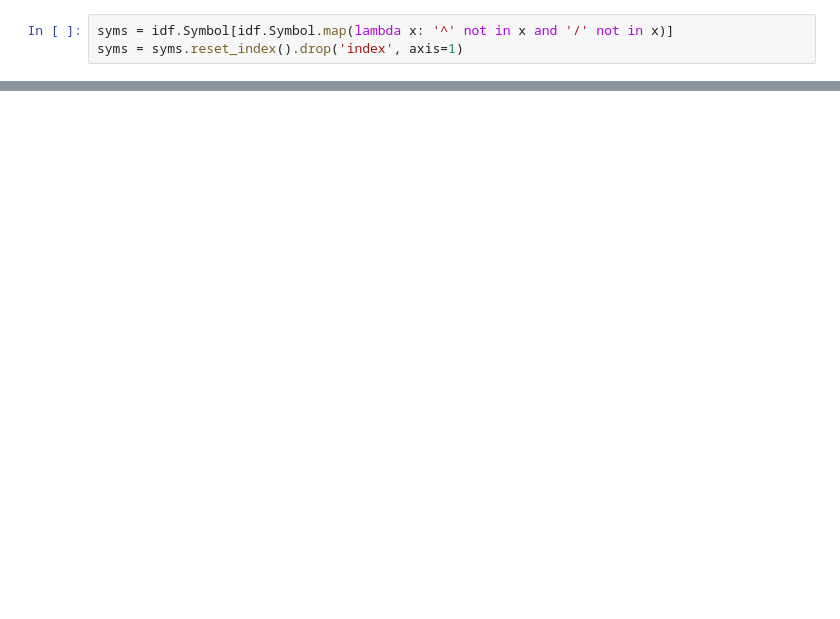
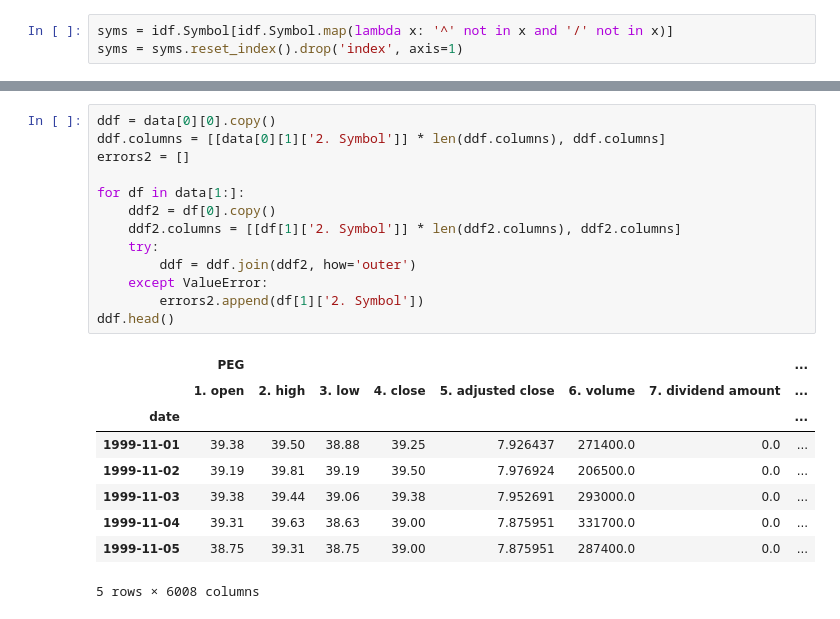
Before and after one commit to Maltanno/Capstone_project, a Jupyter notebook: Data Acquisition.ipynb, the cells around one changed output, grey strips where cells are left out. Drawn from its saved outputs; the diff is of its cells as text; blank space fills up the shorter version.

```diff
--- a/Data Acquisition.ipynb
+++ b/Data Acquisition.ipynb
@@ -253,0 +148,23 @@ print(len(data))
+# %%
+ddf = data[0][0].copy()
+ddf.columns = [[data[0][1]['2. Symbol']] * len(ddf.columns), ddf.columns]
+errors2 = []
+
+for df in data[1:]:
+    ddf2 = df[0].copy()
+    ddf2.columns = [[df[1]['2. Symbol']] * len(ddf2.columns), ddf2.columns]
+    try:
+        ddf = ddf.join(ddf2, how='outer')
+    except ValueError:
+        errors2.append(df[1]['2. Symbol'])
+ddf.head()
+# %% [output]
+|  | PEG |  |  |  |  |  |  | ... |
+|  | 1. open | 2. high | 3. low | 4. close | 5. adjusted close | 6. volume | 7. dividend amount | ... |
+| date |  |  |  |  |  |  |  | ... |
+| 1999-11-01 | 39.38 | 39.50 | 38.88 | 39.25 | 7.926437 | 271400.0 | 0.0 | ... |
+| 1999-11-02 | 39.19 | 39.81 | 39.19 | 39.50 | 7.976924 | 206500.0 | 0.0 | ... |
+| 1999-11-03 | 39.38 | 39.44 | 39.06 | 39.38 | 7.952691 | 293000.0 | 0.0 | ... |
+| 1999-11-04 | 39.31 | 39.63 | 38.63 | 39.00 | 7.875951 | 331700.0 | 0.0 | ... |
+| 1999-11-05 | 38.75 | 39.31 | 38.75 | 39.00 | 7.875951 | 287400.0 | 0.0 | ... |
+5 rows × 6008 columns
```
Also changed, not shown: parts of 24 cells of this notebook.
